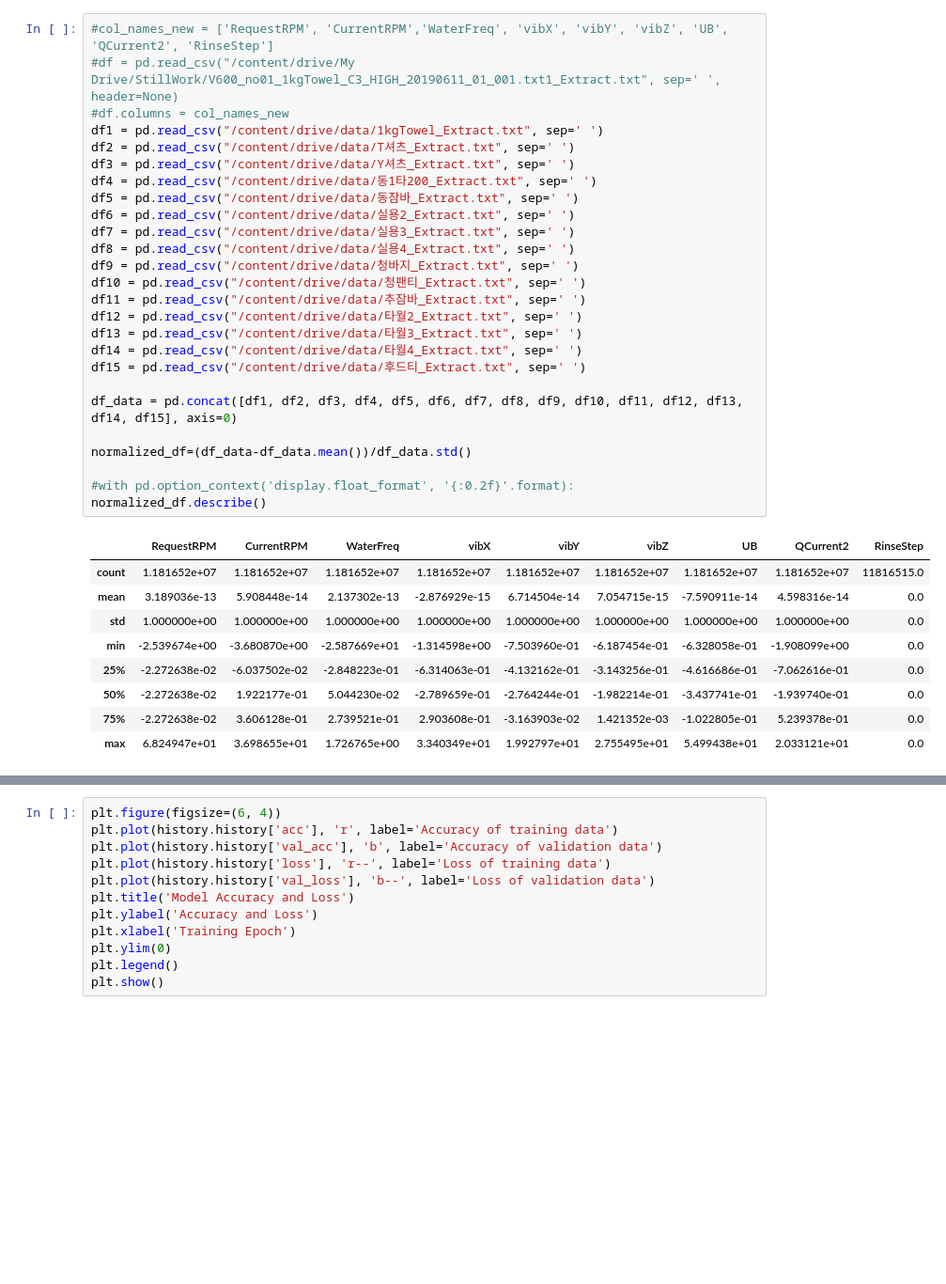
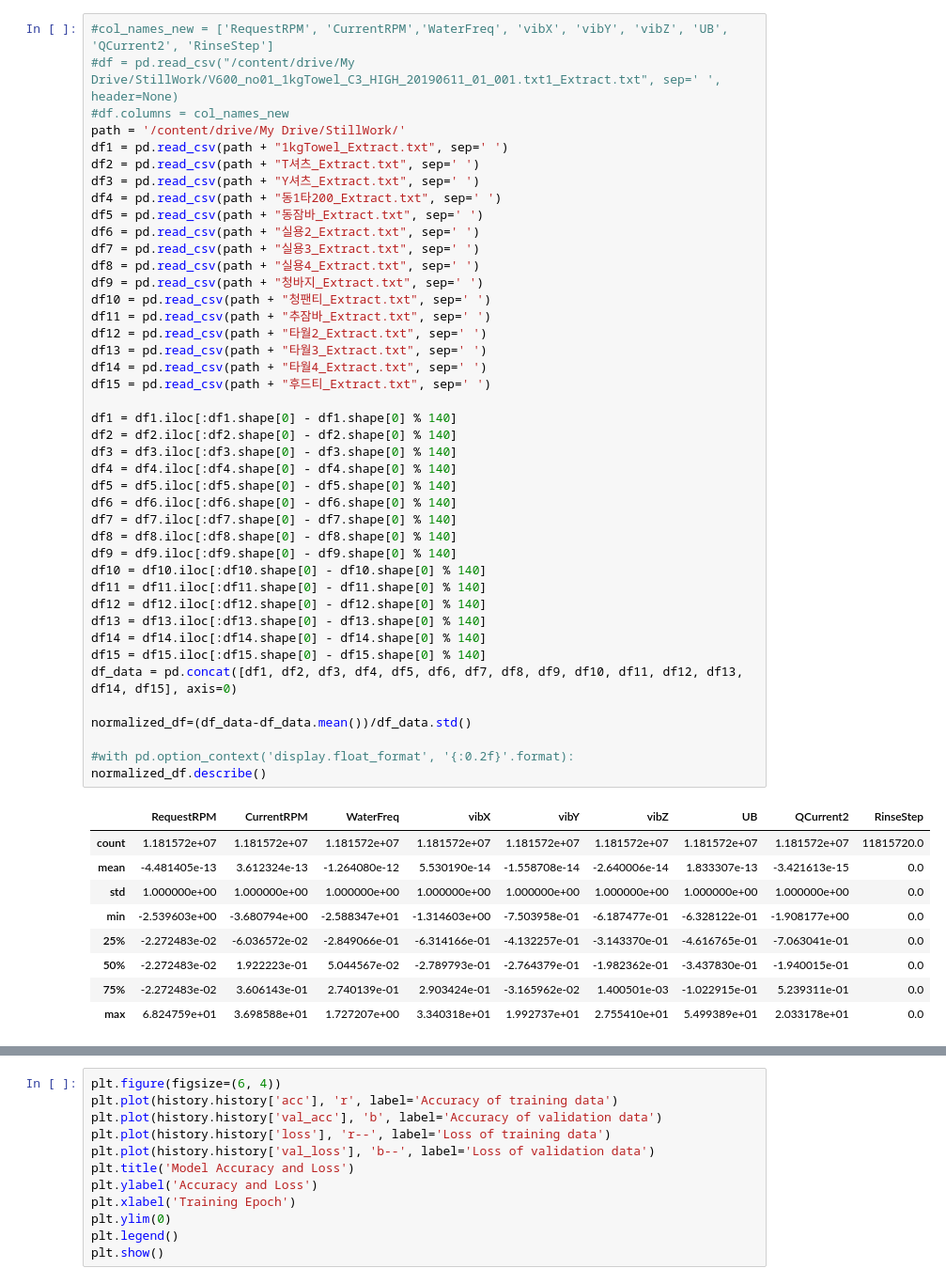
Before and after one commit to makkolli31/StillWork, a Jupyter notebook: StillWork.ipynb, the cells around one changed output, grey strips where cells are left out. Shown: that part at 94% size. Saved outputs shown, nothing was run; the diff lists cells and outputs as text; blank space fills up the shorter version.

```diff
--- a/StillWork.ipynb
+++ b/StillWork.ipynb
@@ -19,37 +15,53 @@ We recommend you upgrade now or ensure your notebook will continue to use Tensor
 # %%
 #col_names_new = ['RequestRPM', 'CurrentRPM','WaterFreq', 'vibX', 'vibY', 'vibZ', 'UB', 'QCurrent2', 'RinseStep']
 #df = pd.read_csv("/content/drive/My Drive/StillWork/V600_no01_1kgTowel_C3_HIGH_20190611_01_001.txt1_Extract.txt", sep=' ', header=None)
 #df.columns = col_names_new
-df1 = pd.read_csv("/content/drive/data/1kgTowel_Extract.txt", sep=' ')
-df2 = pd.read_csv("/content/drive/data/T셔츠_Extract.txt", sep=' ')
-df3 = pd.read_csv("/content/drive/data/Y셔츠_Extract.txt", sep=' ')
-df4 = pd.read_csv("/content/drive/data/동1타200_Extract.txt", sep=' ')
-df5 = pd.read_csv("/content/drive/data/동잠바_Extract.txt", sep=' ')
-df6 = pd.read_csv("/content/drive/data/실용2_Extract.txt", sep=' ')
-df7 = pd.read_csv("/content/drive/data/실용3_Extract.txt", sep=' ')
-df8 = pd.read_csv("/content/drive/data/실용4_Extract.txt", sep=' ')
-df9 = pd.read_csv("/content/drive/data/청바지_Extract.txt", sep=' ')
-df10 = pd.read_csv("/content/drive/data/청팬티_Extract.txt", sep=' ')
-df11 = pd.read_csv("/content/drive/data/추잠바_Extract.txt", sep=' ')
-df12 = pd.read_csv("/content/drive/data/타월2_Extract.txt", sep=' ')
-df13 = pd.read_csv("/content/drive/data/타월3_Extract.txt", sep=' ')
-df14 = pd.read_csv("/content/drive/data/타월4_Extract.txt", sep=' ')
-df15 = pd.read_csv("/content/drive/data/후드티_Extract.txt", sep=' ')
+path = '/content/drive/My Drive/StillWork/'
+df1 = pd.read_csv(path + "1kgTowel_Extract.txt", sep=' ')
+df2 = pd.read_csv(path + "T셔츠_Extract.txt", sep=' ')
+df3 = pd.read_csv(path + "Y셔츠_Extract.txt", sep=' ')
+df4 = pd.read_csv(path + "동1타200_Extract.txt", sep=' ')
+df5 = pd.read_csv(path + "동잠바_Extract.txt", sep=' ')
+df6 = pd.read_csv(path + "실용2_Extract.txt", sep=' ')
+df7 = pd.read_csv(path + "실용3_Extract.txt", sep=' ')
+df8 = pd.read_csv(path + "실용4_Extract.txt", sep=' ')
+df9 = pd.read_csv(path + "청바지_Extract.txt", sep=' ')
+df10 = pd.read_csv(path + "청팬티_Extract.txt", sep=' ')
+df11 = pd.read_csv(path + "추잠바_Extract.txt", sep=' ')
+df12 = pd.read_csv(path + "타월2_Extract.txt", sep=' ')
+df13 = pd.read_csv(path + "타월3_Extract.txt", sep=' ')
+df14 = pd.read_csv(path + "타월4_Extract.txt", sep=' ')
+df15 = pd.read_csv(path + "후드티_Extract.txt", sep=' ')
 
+df1 = df1.iloc[:df1.shape[0] - df1.shape[0] % 140]
+df2 = df2.iloc[:df2.shape[0] - df2.shape[0] % 140]
+df3 = df3.iloc[:df3.shape[0] - df3.shape[0] % 140]
+df4 = df4.iloc[:df4.shape[0] - df4.shape[0] % 140]
+df5 = df5.iloc[:df5.shape[0] - df5.shape[0] % 140]
+df6 = df6.iloc[:df6.shape[0] - df6.shape[0] % 140]
+df7 = df7.iloc[:df7.shape[0] - df7.shape[0] % 140]
+df8 = df8.iloc[:df8.shape[0] - df8.shape[0] % 140]
+df9 = df9.iloc[:df9.shape[0] - df9.shape[0] % 140]
+df10 = df10.iloc[:df10.shape[0] - df10.shape[0] % 140]
+df11 = df11.iloc[:df11.shape[0] - df11.shape[0] % 140]
+df12 = df12.iloc[:df12.shape[0] - df12.shape[0] % 140]
+df13 = df13.iloc[:df13.shape[0] - df13.shape[0] % 140]
+df14 = df14.iloc[:df14.shape[0] - df14.shape[0] % 140]
+df15 = df15.iloc[:df15.shape[0] - df15.shape[0] % 140]
 df_data = pd.concat([df1, df2, df3, df4, df5, df6, df7, df8, df9, df10, df11, df12, df13, df14, df15], axis=0)
 
 normalized_df=(df_data-df_data.mean())/df_data.std()
 
 #with pd.option_context('display.float_format', '{:0.2f}'.format):
 normalized_df.describe()
 # %% [output]
 |  | RequestRPM | CurrentRPM | WaterFreq | vibX | vibY | vibZ | UB | QCurrent2 | RinseStep |
-| count | 1.181652e+07 | 1.181652e+07 | 1.181652e+07 | 1.181652e+07 | 1.181652e+07 | 1.181652e+07 | 1.181652e+07 | 1.181652e+07 | 11816515.0 |
-| mean | 3.189036e-13 | 5.908448e-14 | 2.137302e-13 | -2.876929e-15 | 6.714504e-14 | 7.054715e-15 | -7.590911e-14 | 4.598316e-14 | 0.0 |
+| count | 1.181572e+07 | 1.181572e+07 | 1.181572e+07 | 1.181572e+07 | 1.181572e+07 | 1.181572e+07 | 1.181572e+07 | 1.181572e+07 | 11815720.0 |
+| mean | -4.481405e-13 | 3.612324e-13 | -1.264080e-12 | 5.530190e-14 | -1.558708e-14 | -2.640006e-14 | 1.833307e-13 | -3.421613e-15 | 0.0 |
 | std | 1.000000e+00 | 1.000000e+00 | 1.000000e+00 | 1.000000e+00 | 1.000000e+00 | 1.000000e+00 | 1.000000e+00 | 1.000000e+00 | 0.0 |
-| min | -2.539674e+00 | -3.680870e+00 | -2.587669e+01 | -1.314598e+00 | -7.503960e-01 | -6.187454e-01 | -6.328058e-01 | -1.908099e+00 | 0.0 |
-| 25% | -2.272638e-02 | -6.037502e-02 | -2.848223e-01 | -6.314063e-01 | -4.132162e-01 | -3.143256e-01 | -4.616686e-01 | -7.062616e-01 | 0.0 |
-| 50% | -2.272638e-02 | 1.922177e-01 | 5.044230e-02 | -2.789659e-01 | -2.764244e-01 | -1.982214e-01 | -3.437741e-01 | -1.939740e-01 | 0.0 |
-| 75% | -2.272638e-02 | 3.606128e-01 | 2.739521e-01 | 2.903608e-01 | -3.163903e-02 | 1.421352e-03 | -1.022805e-01 | 5.239378e-01 | 0.0 |
-| max | 6.824947e+01 | 3.698655e+01 | 1.726765e+00 | 3.340349e+01 | 1.992797e+01 | 2.755495e+01 | 5.499438e+01 | 2.033121e+01 | 0.0 |
+| min | -2.539603e+00 | -3.680794e+00 | -2.588347e+01 | -1.314603e+00 | -7.503958e-01 | -6.187477e-01 | -6.328122e-01 | -1.908177e+00 | 0.0 |
+| 25% | -2.272483e-02 | -6.036572e-02 | -2.849066e-01 | -6.314166e-01 | -4.132257e-01 | -3.143370e-01 | -4.616765e-01 | -7.063041e-01 | 0.0 |
+| 50% | -2.272483e-02 | 1.922223e-01 | 5.044567e-02 | -2.789793e-01 | -2.764379e-01 | -1.982362e-01 | -3.437830e-01 | -1.940015e-01 | 0.0 |
+| 75% | -2.272483e-02 | 3.606143e-01 | 2.740139e-01 | 2.903424e-01 | -3.165962e-02 | 1.400501e-03 | -1.022915e-01 | 5.239311e-01 | 0.0 |
+| max | 6.824759e+01 | 3.698588e+01 | 1.727207e+00 | 3.340318e+01 | 1.992737e+01 | 2.755410e+01 | 5.499389e+01 | 2.033178e+01 | 0.0 |
 # %%
```
Also changed, not shown: parts of 7 cells of this notebook.
